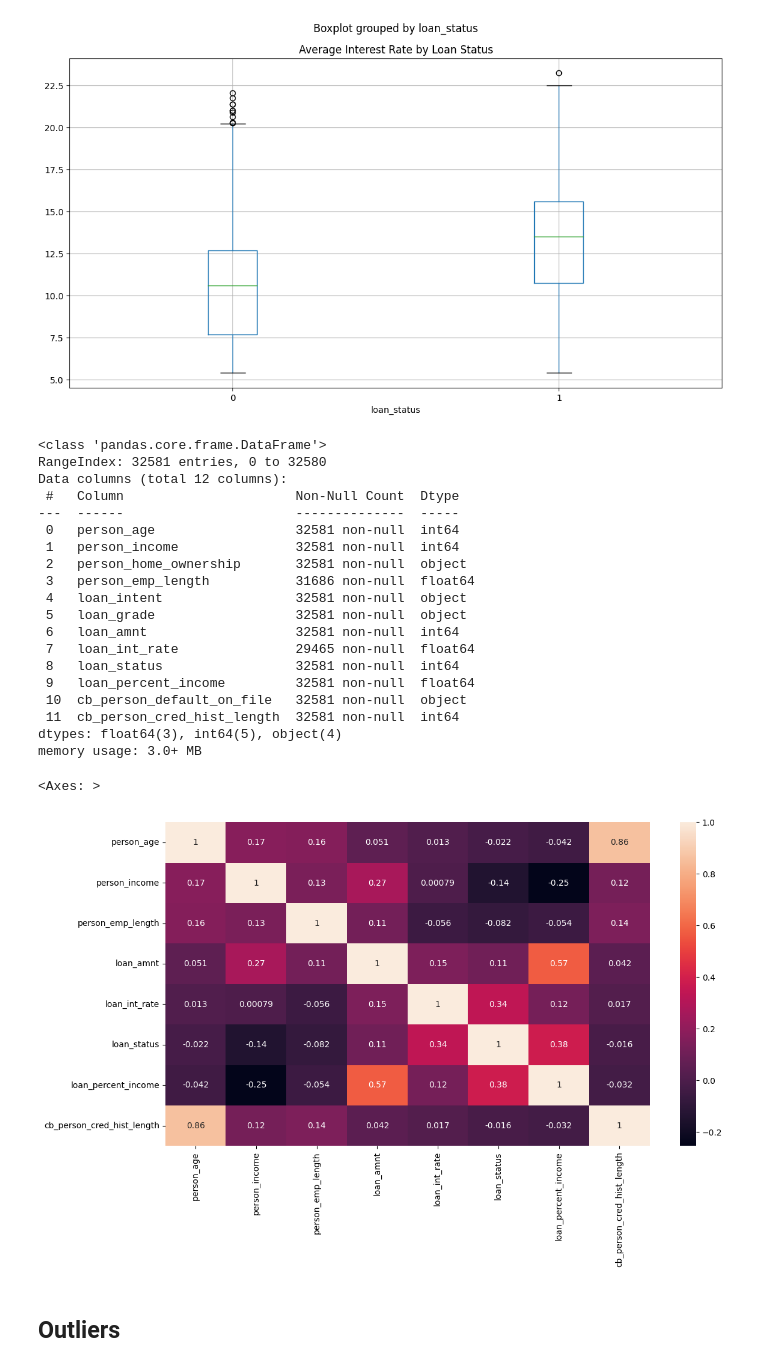
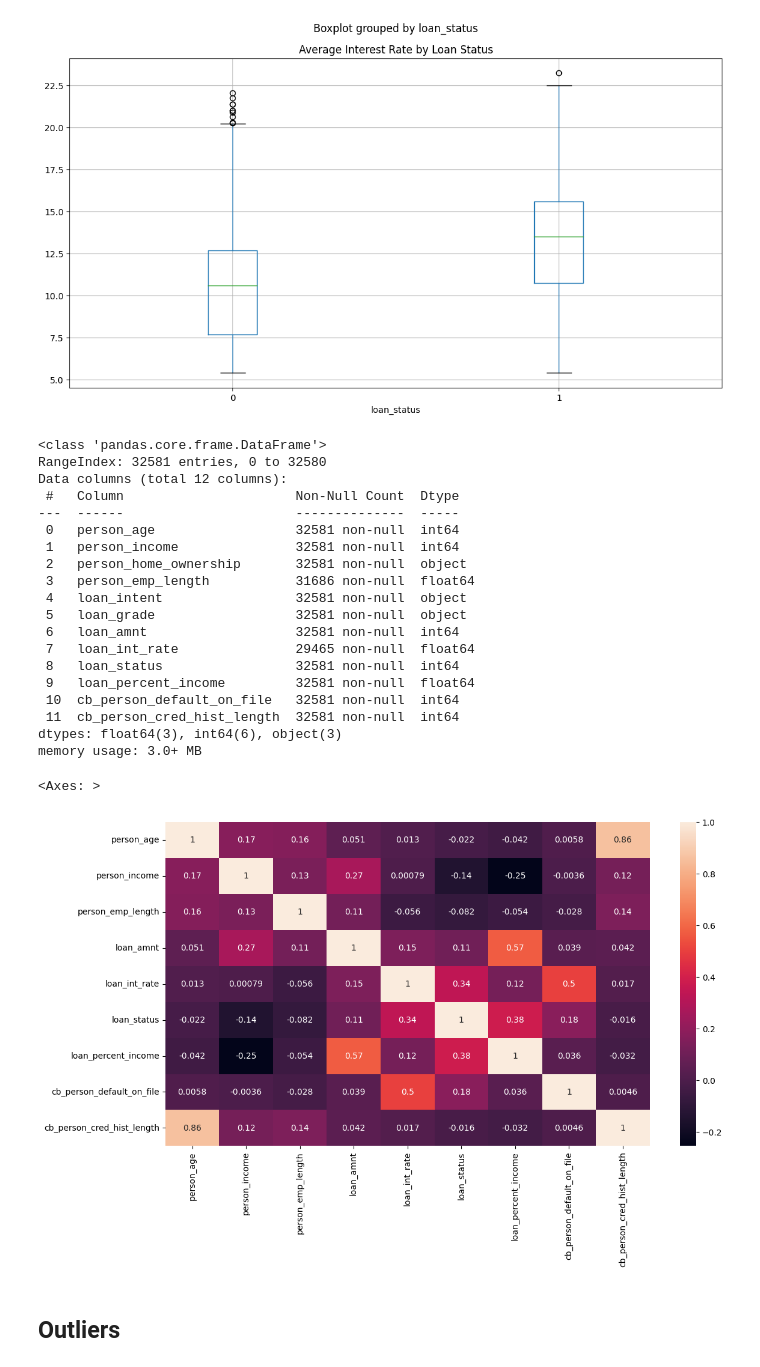
Before and after one commit to tommasograndi/Credit-Risk-Analysis, a Jupyter notebook: cr-analysis.ipynb, the cells around one changed output. Cells and saved outputs as stored; diff of their text form; code cells hidden in the pictures.

```diff
--- a/cr-analysis.ipynb
+++ b/cr-analysis.ipynb
@@ -51,0 +91,7 @@ cr_loan.head()
+# %%
+from sklearn.preprocessing import LabelBinarizer
+
+lb = LabelBinarizer()
+
+# let's confront the two
+print(lb.fit_transform(cr_loan['cb_person_default_on_file'])[:5]), print(cr_loan['cb_person_default_on_file'].head())
@@ -51,0 +111,5 @@ cr_loan.head()
+# %%
+# The solution works, now we just need to substitute the new array in the column of the dataframe
+
+cr_loan['cb_person_default_on_file'] = lb.fit_transform(cr_loan['cb_person_default_on_file'])
+cr_loan.head()
@@ -147,17 +220,17 @@ Data columns (total 12 columns):
  7   loan_int_rate               29465 non-null  float64
  8   loan_status                 32581 non-null  int64
  9   loan_percent_income         32581 non-null  float64
- 10  cb_person_default_on_file   32581 non-null  object
+ 10  cb_person_default_on_file   32581 non-null  int64
  11  cb_person_cred_hist_length  32581 non-null  int64
-dtypes: float64(3), int64(5), object(4)
+dtypes: float64(3), int64(6), object(3)
 memory usage: 3.0+ MB
 # %%
 # Let's take a look of the correlations between the numerical features
 
-sns.heatmap(cr_loan[['person_age', 'person_income', 'person_emp_length','loan_amnt','loan_int_rate','loan_status','loan_percent_income','cb_person_cred_hist_length']].corr(), annot=True)
+sns.heatmap(cr_loan[['person_age', 'person_income', 'person_emp_length','loan_amnt','loan_int_rate','loan_status','loan_percent_income','cb_person_default_on_file','cb_person_cred_hist_length']].corr(), annot=True)
 # %% [output]
 <Axes: >
-[figure, old version]
+[figure, new version]
 # %% [markdown]
 ## Outliers
 # %%
```
Also changed, not shown: parts of 27 cells of this notebook.
